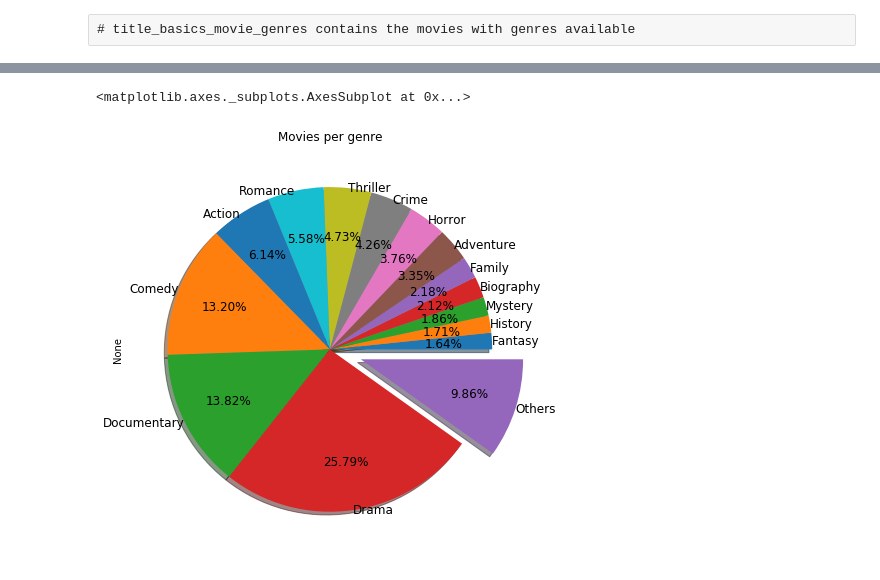
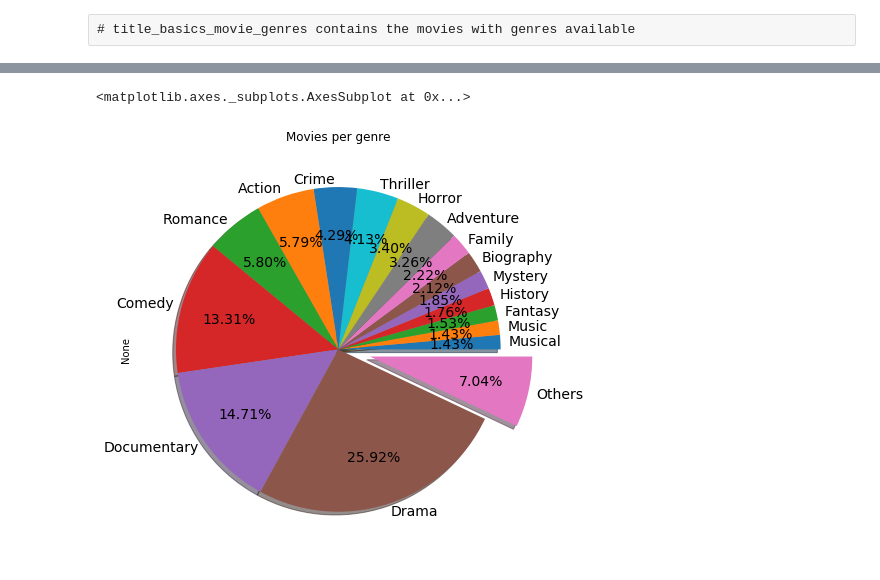
Before and after one commit to xinhezhang/IMDb, a Jupyter notebook: Distribution_Genres.ipynb, the cells around one changed output, grey strips where cells are left out. Drawn from its saved outputs; the diff is of its cells as text; code cells hidden in the pictures.

Commit message:
new version of images

```diff
--- a/Distribution_Genres.ipynb
+++ b/Distribution_Genres.ipynb
@@ -20,7 +20,14 @@ title_basics_movie = title_basics[title_basics['titleType'] == 'movie']
 # %%
 title_basics_movie_genres = title_basics_movie[title_basics_movie.genres != '\N']
 uid = title_basics_movie_genres['tconst']
+title_basics_movie_genres = title_basics_movie_genres[title_basics_movie_genres['startYear'] != '\N']
+title_basics_movie_genres = title_basics_movie_genres[title_basics_movie_genres['startYear'].astype('int') <= 2018]
 #print title_basics_movie_genres.head(10)
 #print uid[0:19]
-print "Number of movies with genre values:", title_basics_movie_genres.head(10)
+#title_startYear = title_basics_movie_genres[title_basics_movie_genres['startYear'] != '\N']
+#title_startYear = title_startYear[title_startYear['startYear'].astype('int') <= 2018]
+#year = title_startYear['startYear']
+#print year.sort_values().shape
+
+print "Number of movies with genre values:", title_basics_movie_genres.shape
 # %% [output]
@@ -73,9 +64,10 @@ movies_per_genre = movie_genres.groupby(['new_genres'])['new_genres'].count()
 movies_per_genre.name = 'Movies per genre'
 movies_per_genre = movies_per_genre.sort_values()
 print movies_per_genre
-genre_others = movies_per_genre[movies_per_genre<10000]
+genre_others = movies_per_genre[movies_per_genre<8000]
 print 'others', genre_others
 type(genre_others)
+print genre_others.shape
 #genre_others.sum()
 # %% [output]
 new_genres
@@ -145,14 +121,14 @@ genre_others.plot(kind='pie', title = 'Others', ax=ax2, autopct='%1.1f%%',
 # %%
 #[1, 3, 11, 12, 15, 16, 18, 19, 21, 22, 23, 24, 26, 27]
-explodeTuple = (0,0,0,0,0,0,0,0,0,0,0,0,0,0,0.2)
+explodeTuple = (0,0,0,0,0,0,0,0,0,0,0,0,0,0,0,0,0.2)
 pieLabels = movies_per_genre_wo_others.index
 plt.figure(figsize=(16,8))
 axes = plt.subplot(121,aspect='equal')
 #axes.pie(movies_per_genre_wo_others.values, explode=explodeTuple,labels=pieLabels,autopct='%1.2f%%',startangle=45,
        #  shadow=True, fontsize=14)
 movies_per_genre_wo_others.plot(kind = 'pie',explode=explodeTuple,labels=pieLabels,autopct='%1.2f%%',startangle=0,
-         shadow=True, fontsize=12,labeldistance=1,pctdistance = 0.7, title = 'Movies per genre')
+         shadow=True, fontsize=14,labeldistance=1.05,pctdistance = 0.7, title = 'Movies per genre')
 # %% [output]
 <matplotlib.axes._subplots.AxesSubplot at 0x...>
-[figure, old version]
+[figure, new version]
 # %%
```
Also changed, not shown: parts of 7 cells of this notebook.
